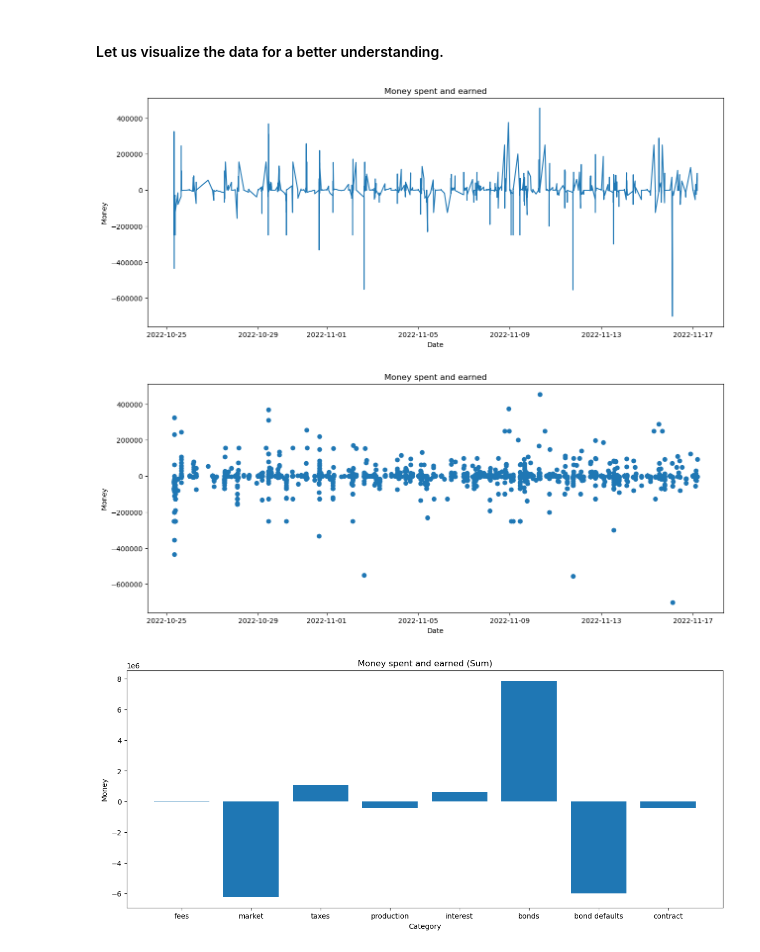
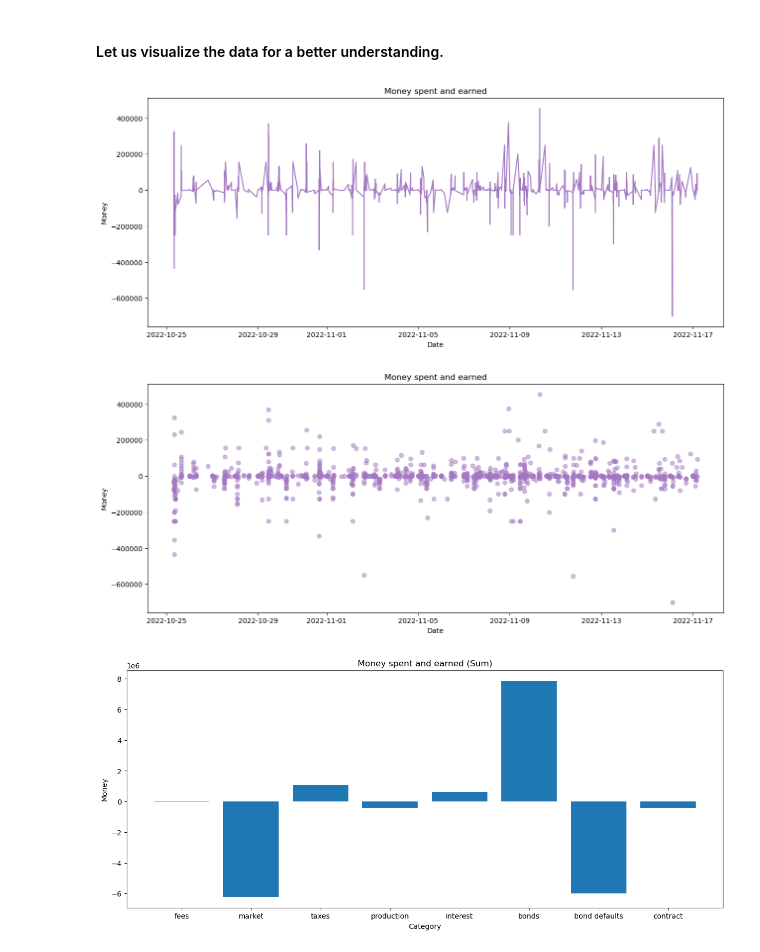
Before and after one commit to kannanjayachandran/Sim-Data-Analysis, a Jupyter notebook: SIm_eda.ipynb, the cells around one changed output. Saved outputs shown, nothing was run; the diff lists cells and outputs as text; code cells hidden in the pictures.

```diff
--- a/SIm_eda.ipynb
+++ b/SIm_eda.ipynb
@@ -171,23 +182,23 @@ df.describe()
 # %%
 # vizualizing the data
 
 # Plotting the data
 plt.figure(figsize=(15, 6))
-plt.plot(df['Timestamp'], df['Money'], animated=True)
+plt.plot(df['Timestamp'], df['Money'], '-', color='#a377c2')
 plt.xlabel('Date')
 plt.ylabel('Money')
 plt.title('Money spent and earned')
 plt.show()
 
 plt.figure(figsize=(15, 6))
-plt.scatter(df['Timestamp'], df['Money'])
+plt.scatter(df['Timestamp'], df['Money'], c='#a377c2', alpha=0.5)
 plt.xlabel('Date')
 plt.ylabel('Money')
 plt.title('Money spent and earned')
 plt.show()
 # %% [output]
-[figure, old version]
+[figure, new version]
-[figure, old version]
+[figure, new version]
 # %%
 names = [x for x in df['Category'].unique()]
 # %%
```
Also changed, not shown: parts of 8 cells of this notebook, 1 other file.
